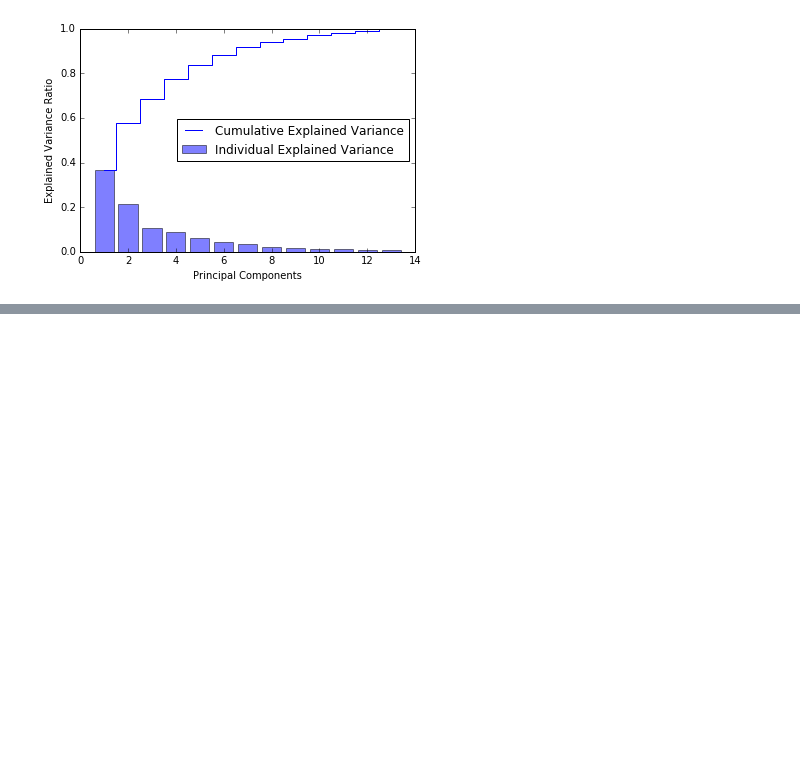
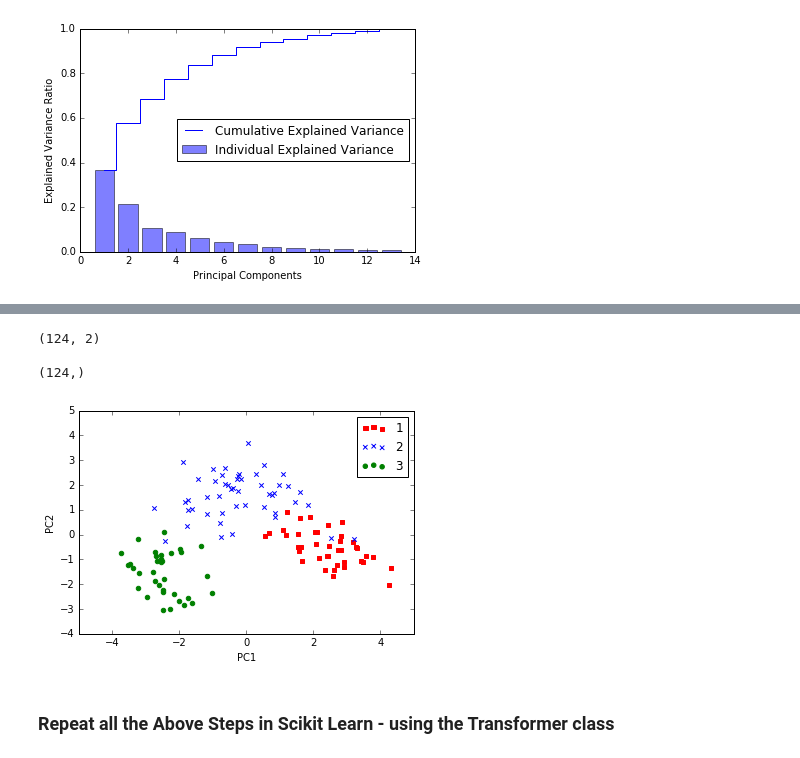
Before and after one commit to abhikbanerjee/MachineLearning, a Jupyter notebook: Python_Machine_Learning/src/05_Dimensioanlity_Reduction.ipynb, the cells around one changed output, grey strips where cells are left out. Cells and saved outputs as stored; diff of their text form; code cells hidden in the pictures; blank space fills up the shorter version.

```diff
--- a/Python_Machine_Learning/src/05_Dimensioanlity_Reduction.ipynb
+++ b/Python_Machine_Learning/src/05_Dimensioanlity_Reduction.ipynb
@@ -74,0 +73,11 @@ plt.show()
+# %%
+# Feature Transformation - Compute the Projection Matrix and convert the train and test data and plot
+# the data points for PC1 and PC2 - principal Component 1 and Principal Component 2
+eigen_pairs = [(np.abs(eigen_values[i]), eigen_vectors[:,i]) for i in range(len(eigen_values))]
+eigen_pairs.sort(reverse=True)
+print eigen_pairs
+print ''
+#test the operations on eigen_pairs
+print eigen_pairs[0][1]
+print ''
+print eigen_pairs[0][1][:,np.newaxis] # Accesses the second element of the pair / tuple
@@ -74,0 +102,5 @@ plt.show()
+# %%
+# Accesses the second element of the pair / tuple for the first and second row, since the first and second row
+# are the ones with the highest Eigen values, and then transform them to a new axis.
+w = np.hstack((eigen_pairs[0][1][:, np.newaxis], eigen_pairs[1][1][:, np.newaxis]))
+print w
@@ -74,0 +121,25 @@ plt.show()
+# %%
+# Transform the X_train_std with the W Projection matrix
+X_train_std[0].dot(w)
+X_train_pca = X_train_std.dot(w)
+print X_train_pca.shape
+print ''
+print y_train.shape
+# Visualize the points in 2 dimensional Principal Components
+colors = ['r', 'b', 'g']
+shapes = ['s', 'x', 'o']
+for l,c,m in zip(np.unique(y_train), colors, shapes):
+    # The X_train_pca[y_train==l,0] picks all the X_train_pca vectors for which the label is 1, 2 or 3 and scatter
+    # plots the first column of the X_train_pca with the second column of the X_train_pca
+    plt.scatter(X_train_pca[y_train==l,0], X_train_pca[y_train==l,1], color=c,label=l, marker=m)
+plt.xlabel('PC1')
+plt.ylabel('PC2')
+plt.legend(loc='best')
+plt.show()
+# %% [output]
+(124, 2)
+
+(124,)
+[figure, added]
+# %% [markdown]
+### Repeat all the Above Steps in Scikit Learn - using the Transformer class
```
Also changed, not shown: parts of 7 cells of this notebook.
